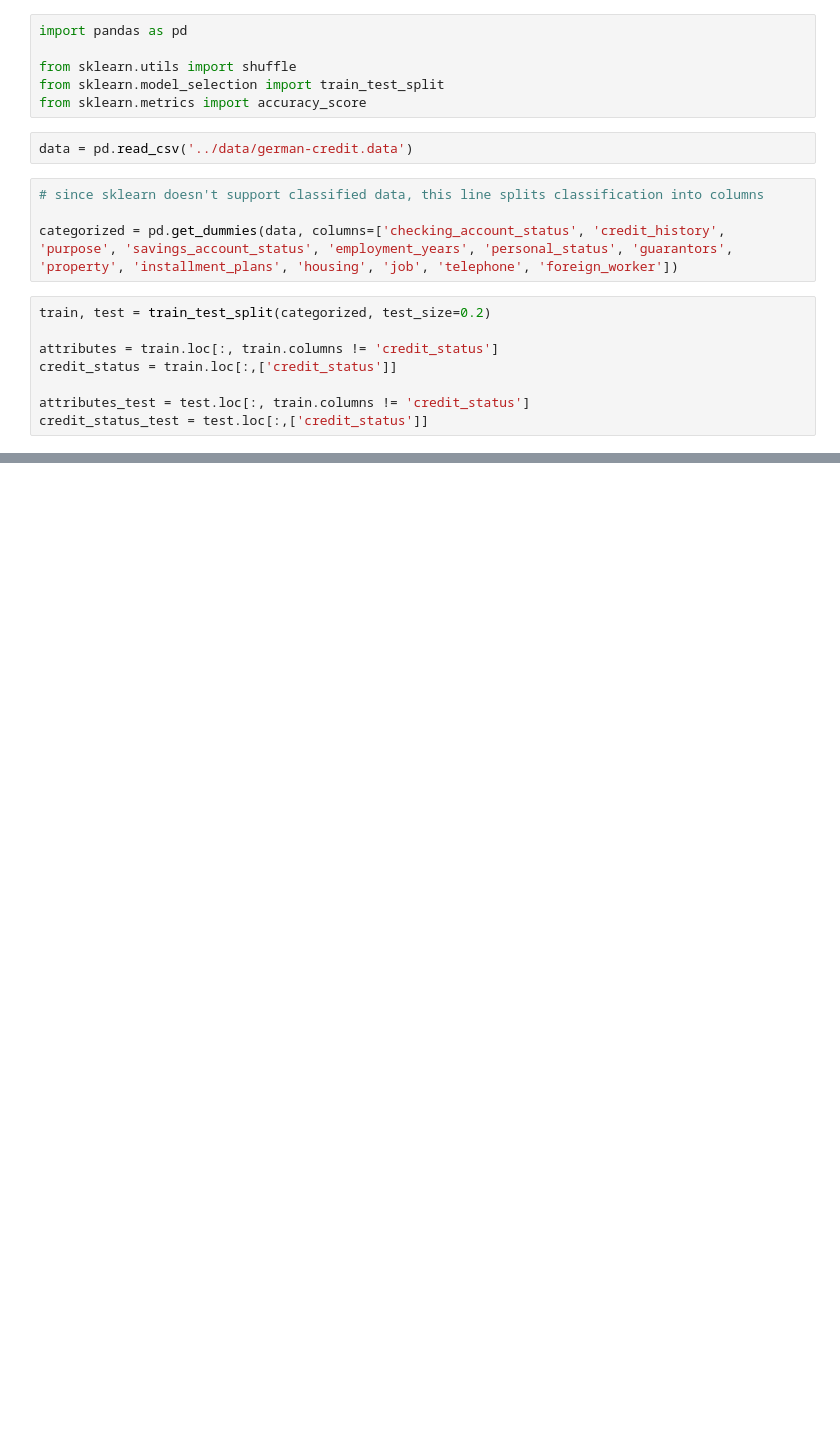
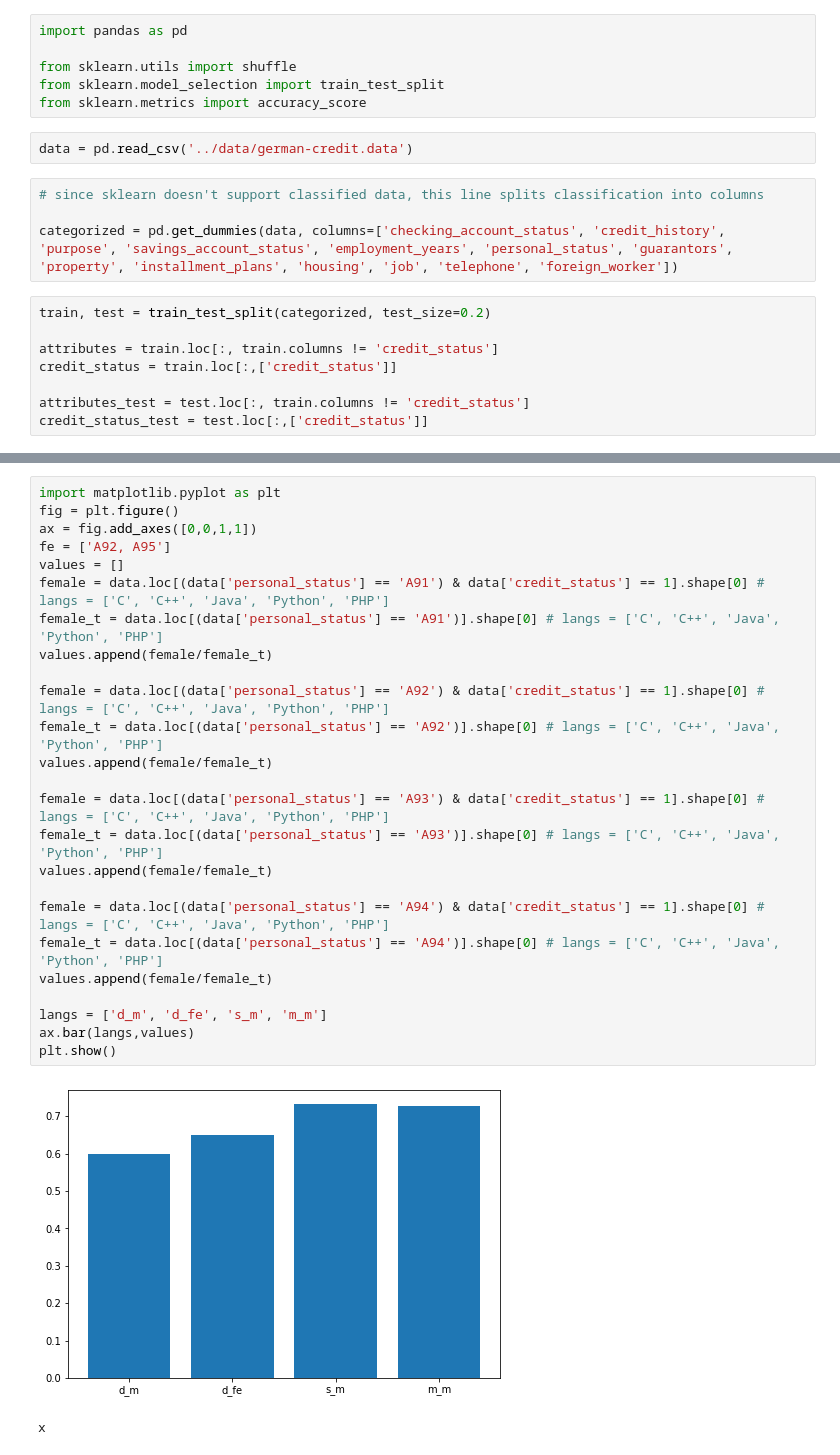
Before and after one commit to cengiztonbul/german-credit-prediction, a Jupyter notebook: src/main.ipynb, the cells around one changed output, grey strips where cells are left out. Saved outputs shown, nothing was run; the diff lists cells and outputs as text; blank space fills up the shorter version.

Commit message:
graphs

```diff
--- a/src/main.ipynb
+++ b/src/main.ipynb
@@ -64,0 +65,28 @@ print(score)
+# %%
+import matplotlib.pyplot as plt
+fig = plt.figure()
+ax = fig.add_axes([0,0,1,1])
+fe = ['A92, A95']
+values = []
+female = data.loc[(data['personal_status'] == 'A91') & data['credit_status'] == 1].shape[0] # langs = ['C', 'C++', 'Java', 'Python', 'PHP']
+female_t = data.loc[(data['personal_status'] == 'A91')].shape[0] # langs = ['C', 'C++', 'Java', 'Python', 'PHP']
+values.append(female/female_t)
+
+female = data.loc[(data['personal_status'] == 'A92') & data['credit_status'] == 1].shape[0] # langs = ['C', 'C++', 'Java', 'Python', 'PHP']
+female_t = data.loc[(data['personal_status'] == 'A92')].shape[0] # langs = ['C', 'C++', 'Java', 'Python', 'PHP']
+values.append(female/female_t)
+
+female = data.loc[(data['personal_status'] == 'A93') & data['credit_status'] == 1].shape[0] # langs = ['C', 'C++', 'Java', 'Python', 'PHP']
+female_t = data.loc[(data['personal_status'] == 'A93')].shape[0] # langs = ['C', 'C++', 'Java', 'Python', 'PHP']
+values.append(female/female_t)
+
+female = data.loc[(data['personal_status'] == 'A94') & data['credit_status'] == 1].shape[0] # langs = ['C', 'C++', 'Java', 'Python', 'PHP']
+female_t = data.loc[(data['personal_status'] == 'A94')].shape[0] # langs = ['C', 'C++', 'Java', 'Python', 'PHP']
+values.append(female/female_t)
+
+langs = ['d_m', 'd_fe', 's_m', 'm_m']
+ax.bar(langs,values)
+plt.show()
+# %% [output]
+[figure, added]
+x
```
Also changed, not shown: parts of 7 cells of this notebook, 1 other file.
